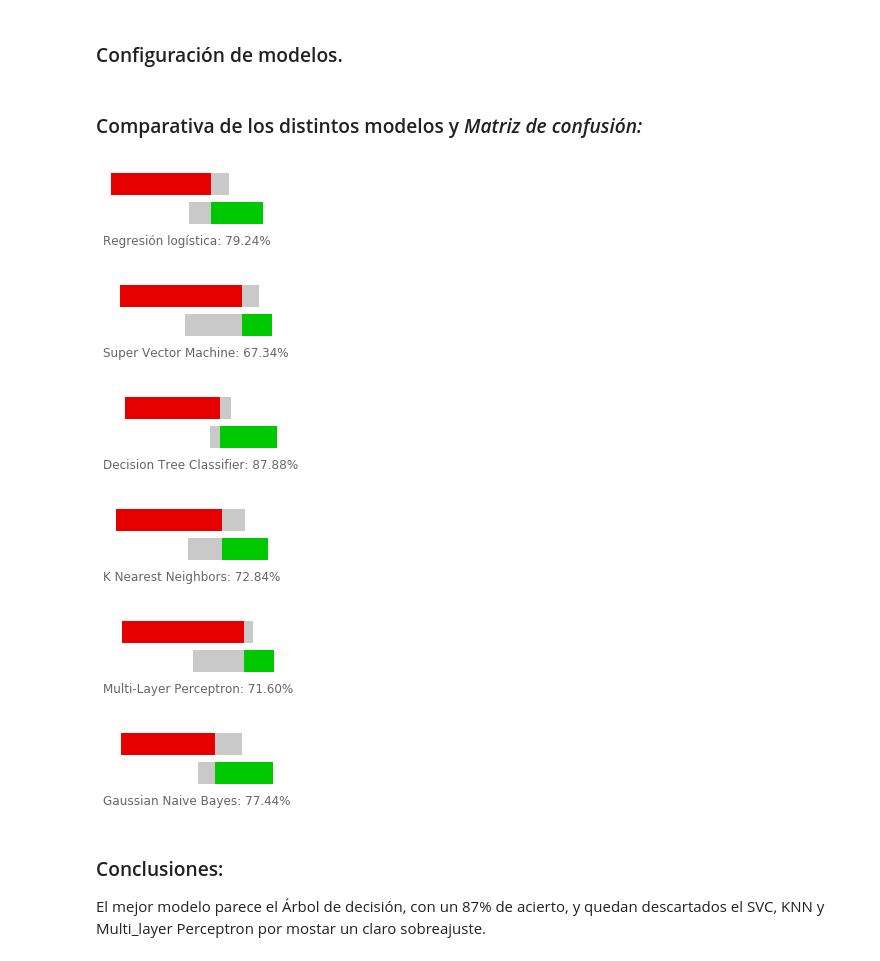
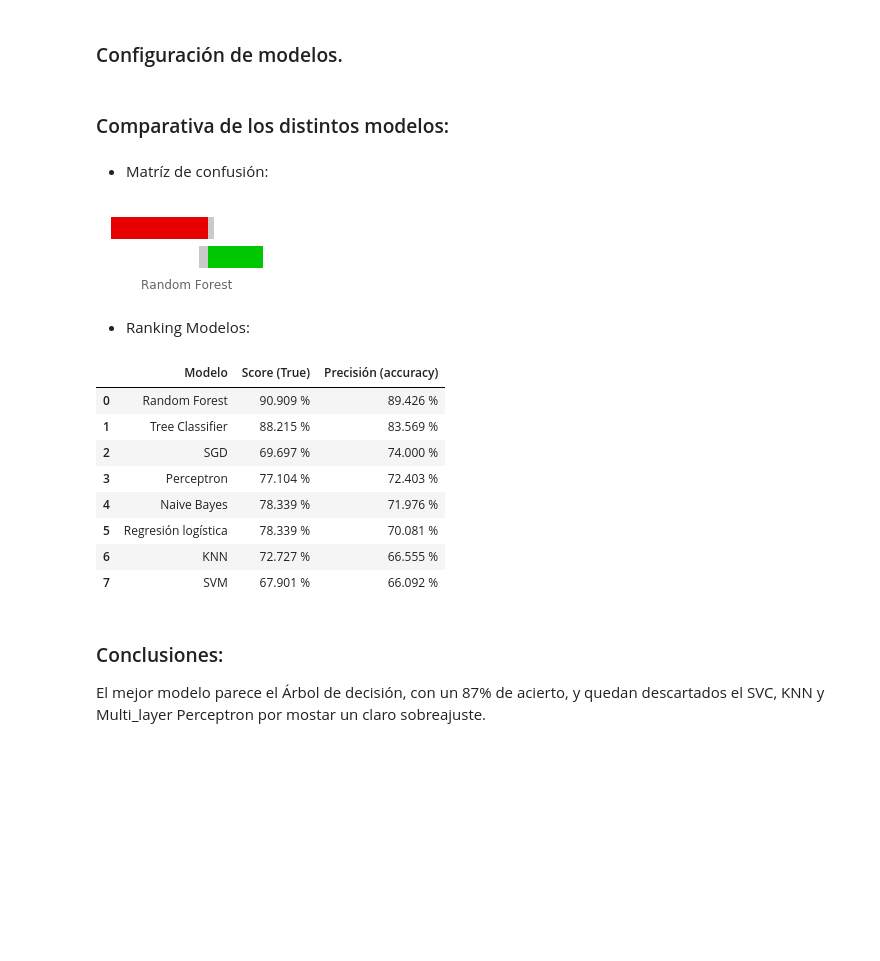
Before and after one commit to JVPA/Kaggle, a Jupyter notebook: Titanic. Machine Learning from Disaster.ipynb, the cells around one changed output. Cells and saved outputs as stored; diff of their text form; code cells hidden in the pictures; blank space fills up the shorter version.

```diff
--- a/Titanic. Machine Learning from Disaster.ipynb
+++ b/Titanic. Machine Learning from Disaster.ipynb
@@ -56,8 +57,7 @@ def plot(df, col):
     plt.title(col)
     df_temp = None
 # %%
-def matriz(clf, X, y, Modelo = ''):
-    mc = confusion_matrix(y, clf.predict(X))
+def matriz(mc, Modelo = ''):
     Total = sum(np.transpose(mc))
     mcr = np.transpose(np.round(np.transpose(mc) / Total * 100,2))
     MC = pd.DataFrame(mc, columns=['No', 'Si'])
@@ -78,14 +78,14 @@ def matriz(clf, X, y, Modelo = ''):
 
     plt.gca().grid(axis='x',alpha=0)
     plt.gca().grid(axis='y',alpha=0)
-    plt.gca().set_xlabel(Modelo + ': {:.2f}%'.format(clf.score(X, y) * 100)
+    plt.gca().set_xlabel(Modelo
                          , fontsize = 12
                          , alpha = 0.6)
     plt.gca().set_ylabel('')
 
     [spine.set_visible(False) for spine in plt.gca().spines.values()]
 
-    return Grafico
+    plt.show()
 # %% [markdown]
 ### Importamos datos:
 * Eliminamos columnas que contienen información con poco valor predictivo.
@@ -199,18 +190,49 @@ Params = [{'Modelo': 'Regresión logística'
          ]
-# %%
-markdown(f'### Comparativa de los distintos modelos y <i>Matriz de confusión:</i>')
-for i in Params:
-    clf = i['Clasificador']
-    clf.fit(XE, ye)
-    matriz(clf, X, y, i['Modelo'])
-# %% [output]
-### Comparativa de los distintos modelos y <i>Matriz de confusión:</i>
-[figure, removed]
-[figure, removed]
-[figure, removed]
-[figure, removed]
-[figure, removed]
-[figure, removed]
+# %%
+markdown(f'### Comparativa de los distintos modelos:')
+Result = {}
+
+for i in Params:
+    Score = []
+    clf = i['Clasificador']
+    clf.fit(XE, ye)
+
+    Score.append('{:.3f} %'.format(np.mean(df['Survived'] == clf.predict(X)) * 100))
+    Score.append('{:.3f} %'.format(precision_score(y, clf.predict(X), labels = [0, 1], pos_label = 1) * 100))
+    Result[i['Modelo']] = Score
+
+Result = (pd.DataFrame(Result, index=['Score (True)', 'Precisión (accuracy)'])
+          .transpose()
+          .sort_values(by='Precisión (accuracy)'
+                       , ascending = False)
+          .reset_index()
+          .rename(columns = {'index':'Modelo'})
+         )
+
+for i in Params:
+    if i['Modelo'] == Result['Modelo'][0]:
+        markdown(f'* Matríz de confusión:')
+        clf = i['Clasificador']
+        clf.fit(XE, ye)
+        Grafico = matriz(confusion_matrix(y, clf.predict(X)), i['Modelo'])
+
+markdown(f'* Ranking Modelos:')
+
+Result
+# %% [output]
+### Comparativa de los distintos modelos:
+* Matríz de confusión:
+[figure, added]
+* Ranking Modelos:
+|  | Modelo | Score (True) | Precisión (accuracy) |
+| 0 | Random Forest | 90.909 % | 89.426 % |
+| 1 | Tree Classifier | 88.215 % | 83.569 % |
+| 2 | SGD | 69.697 % | 74.000 % |
+| 3 | Perceptron | 77.104 % | 72.403 % |
+| 4 | Naive Bayes | 78.339 % | 71.976 % |
+| 5 | Regresión logística | 78.339 % | 70.081 % |
+| 6 | KNN | 72.727 % | 66.555 % |
+| 7 | SVM | 67.901 % | 66.092 % |
 # %% [markdown]
 ### Conclusiones:
 
```
Also changed, not shown: parts of 7 cells of this notebook.
